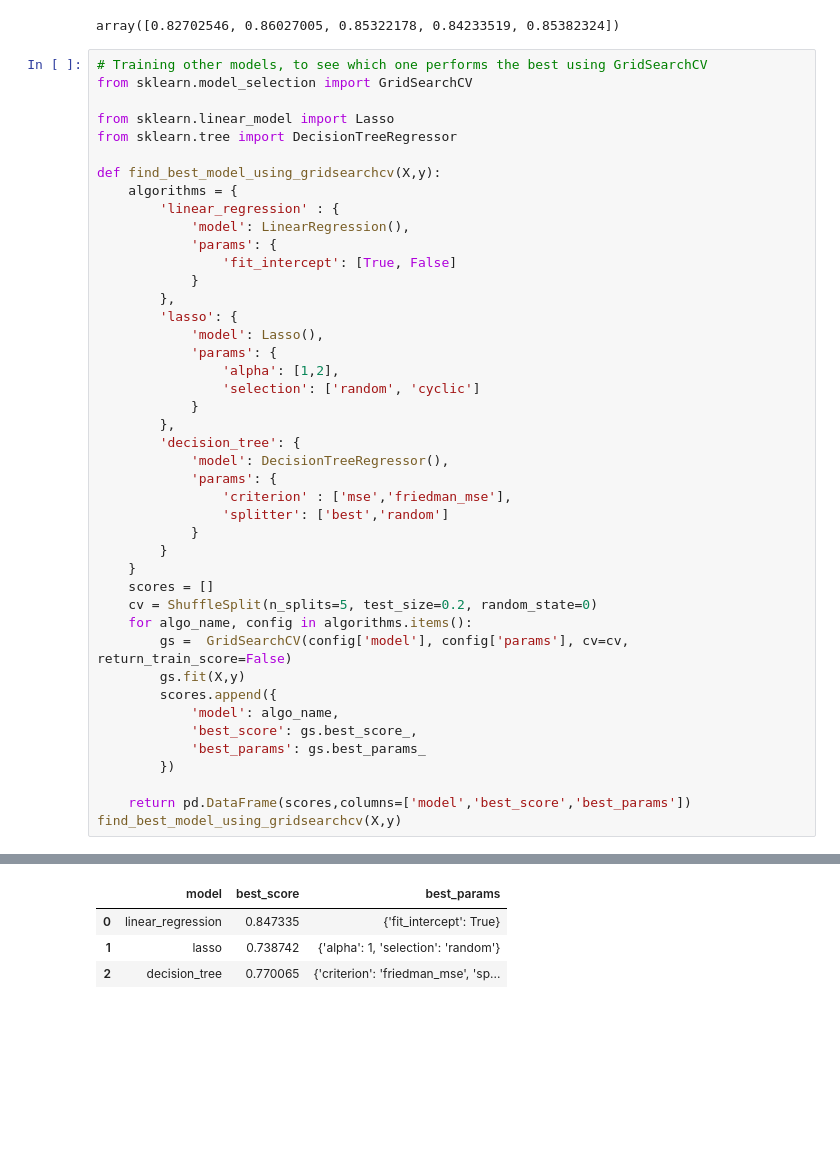
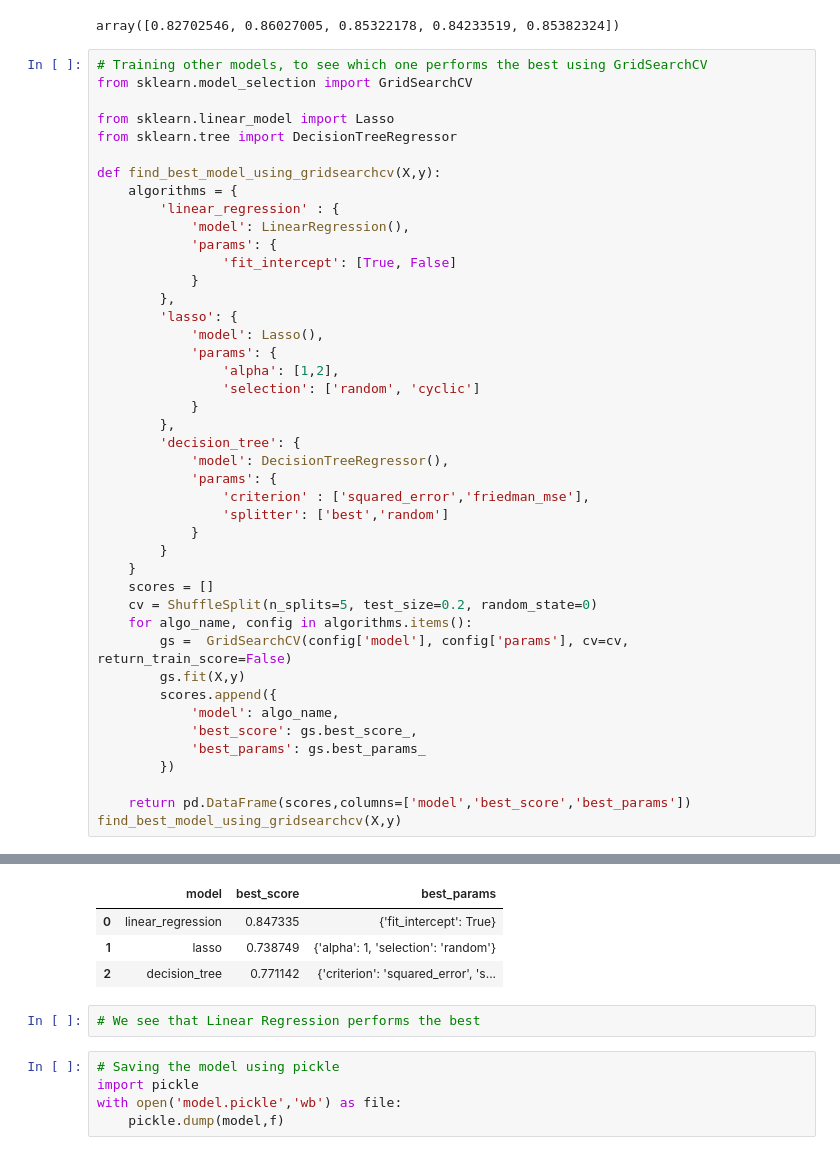
Before and after one commit to proakash256/Bengaluru_House_Price_Prediction, a Jupyter notebook: model_building.ipynb, the cells around one changed output, grey strips where cells are left out. Cells and saved outputs as stored; diff of their text form; blank space fills up the shorter version.

Commit message:
Saving the model
Saving the model using the pickle module, to use it with the flask server

```diff
--- a/model_building.ipynb
+++ b/model_building.ipynb
@@ -101,7 +101,7 @@ def find_best_model_using_gridsearchcv(X,y):
         'decision_tree': {
             'model': DecisionTreeRegressor(),
             'params': {
-                'criterion' : ['mse','friedman_mse'],
+                'criterion' : ['squared_error','friedman_mse'],
                 'splitter': ['best','random']
             }
         }
@@ -142,4 +123,11 @@ sklearn.utils._param_validation.InvalidParameterError: The 'criterion' parameter
 |  | model | best_score | best_params |
 | 0 | linear_regression | 0.847335 | {'fit_intercept': True} |
-| 1 | lasso | 0.738742 | {'alpha': 1, 'selection': 'random'} |
-| 2 | decision_tree | 0.770065 | {'criterion': 'friedman_mse', 'sp... |
+| 1 | lasso | 0.738749 | {'alpha': 1, 'selection': 'random'} |
+| 2 | decision_tree | 0.771142 | {'criterion': 'squared_error', 's... |
+# %%
+# We see that Linear Regression performs the best
+# %%
+# Saving the model using pickle
+import pickle
+with open('model.pickle','wb') as file:
+    pickle.dump(model,f)
```
Also changed, not shown: parts of 1 cell of this notebook, 1 other file.
